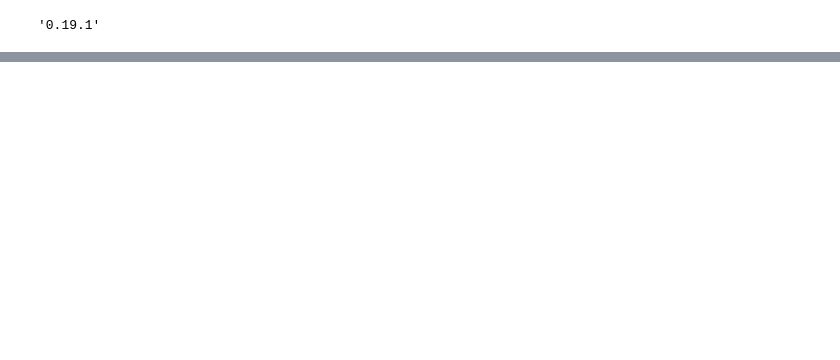
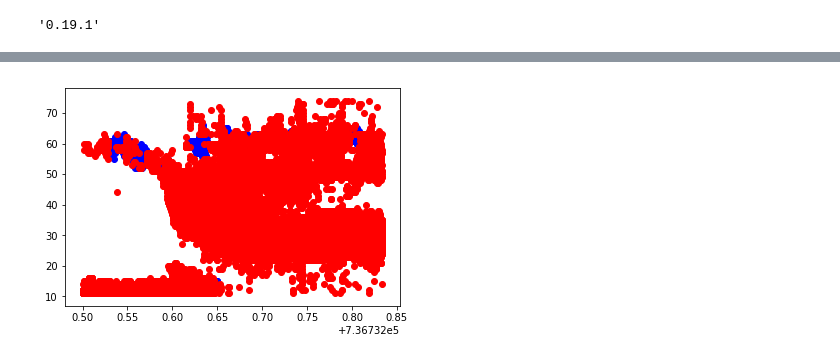
Before and after one commit to vtsuperdarn/clustering_superdarn_data, a Jupyter notebook: dbscan.ipynb, the cells around one changed output, grey strips where cells are left out. Saved outputs shown, nothing was run; the diff lists cells and outputs as text; code cells hidden in the pictures; blank space fills up the shorter version.

```diff
--- a/dbscan.ipynb
+++ b/dbscan.ipynb
@@ -180,0 +150,46 @@ plot_clusters(labels, data_flat_unscaled[:, stats_i], data_flat_unscaled[:, 6],
+# %%
+from sklearn.mixture import BayesianGaussianMixture
+from superdarn_cluster.utilities import plot_clusters
+gmm_data = np.column_stack((vel, wid, time, gate, beam))
+
+def get_gs_flg(v, w):
+    med_vel = np.median(np.abs(vel[class_member_mask]))
+    med_wid = np.median(np.abs(wid[class_member_mask]))
+    return med_vel < 30.0 - med_wid * 1.0 / 3.0
+
+stats_i = [0, 1, 2, 3, 4, 7, 8]
+gs_flg = np.zeros(len(time))
+
+for k in unique_labels:
+    class_member_mask = (labels == k)
+    if np.sum(class_member_mask) < 500:
+        gs_flg[class_member_mask] = get_gs_flg(vel[class_member_mask], wid[class_member_mask])
+
+    data = gmm_data[class_member_mask]
+    estimator = BayesianGaussianMixture(n_components=3,
+                                        covariance_type='full', max_iter=500,
+                                        random_state=0, n_init=5, init_params='kmeans',
+                                        weight_concentration_prior=1,
+                                        weight_concentration_prior_type='dirichlet_process')
+    estimator.fit(data)
+    clust_labels = estimator.predict(data)
+
+    for cl in np.unique(clust_labels):
+        cluster_mask = clust_labels == cl
+        gs_flg[class_member_mask][cluster_mask] = get_gs_flg(data[cluster_mask, 0], data[cluster_mask, 1])
+
+    data_for_stats = data_flat_unscaled[class_member_mask]
+    data_for_stats = data_for_stats[:, stats_i]
+    clust_time = time[class_member_mask]
+    clust_gate = gate[class_member_mask]
+    clust_vel = vel[class_member_mask]
+    names_for_stats = np.array(feature_names)[stats_i]
+
+    plot_clusters(clust_labels, data_for_stats, clust_time, clust_gate, clust_vel, names_for_stats, range_max, start_time, end_time,
+                  save=True, base_path='gmm dbscan cluster ' + str(k) + " ")
+# %%
+plt.scatter(time[gs_flg == 1], gate[gs_flg == 1], color='blue')
+plt.scatter(time[gs_flg == 0], gate[gs_flg == 0], color='red')
+plt.show()
+# %% [output]
+[figure, added]
```
Also changed, not shown: parts of 10 cells of this notebook, 5 other files.
